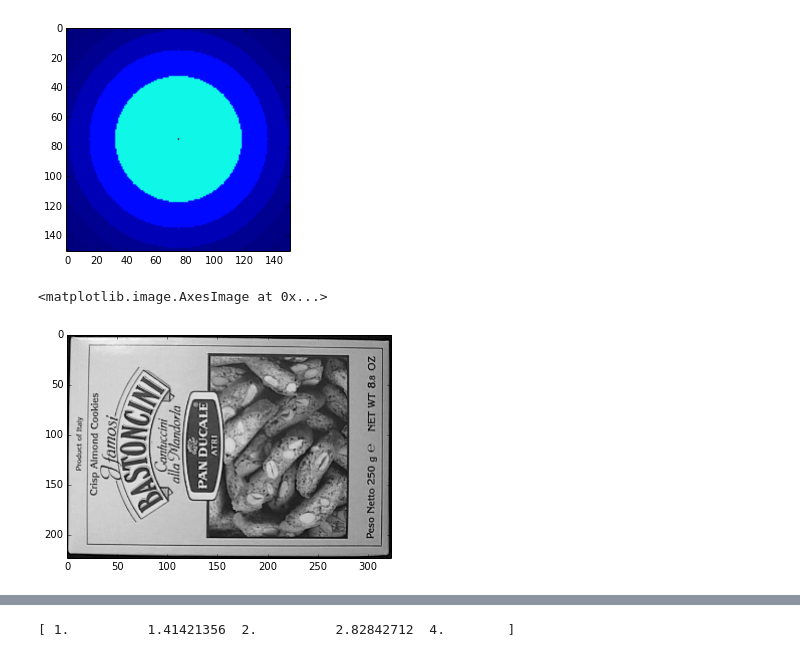
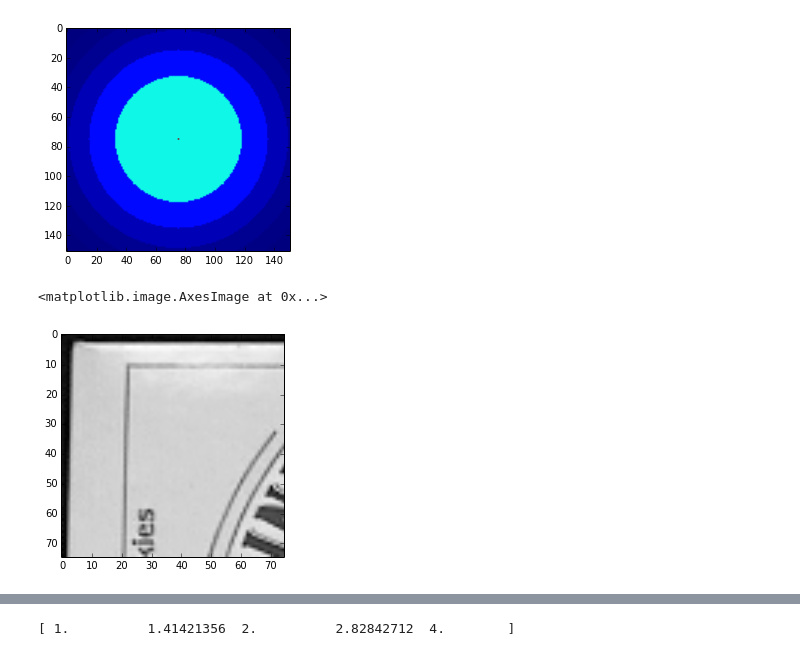
Before and after one commit to ronenabr/computer_vision_course, a Jupyter notebook: SIFT.ipynb, the cells around one changed output, grey strips where cells are left out. Saved outputs shown, nothing was run; the diff lists cells and outputs as text; code cells hidden in the pictures.

```diff
--- a/SIFT.ipynb
+++ b/SIFT.ipynb
@@ -22,11 +22,11 @@ imshow( gauss_filter(30))
 <matplotlib.image.AxesImage at 0x...>
 [figure]
 # %%
-img1 = cv2.imread(os.path.join(opencv_examples,"box.png"),0)
+img1 = cv2.imread(os.path.join(opencv_examples,"box.png"),0)[:75,:75]
 imshow(img1, cmap='gray')
 # %% [output]
 <matplotlib.image.AxesImage at 0x...>
-[figure, old version]
+[figure, new version]
 # %%
 def make_odd(i):
     if i%2 == 0:
```
Also changed, not shown: parts of 20 cells of this notebook.
